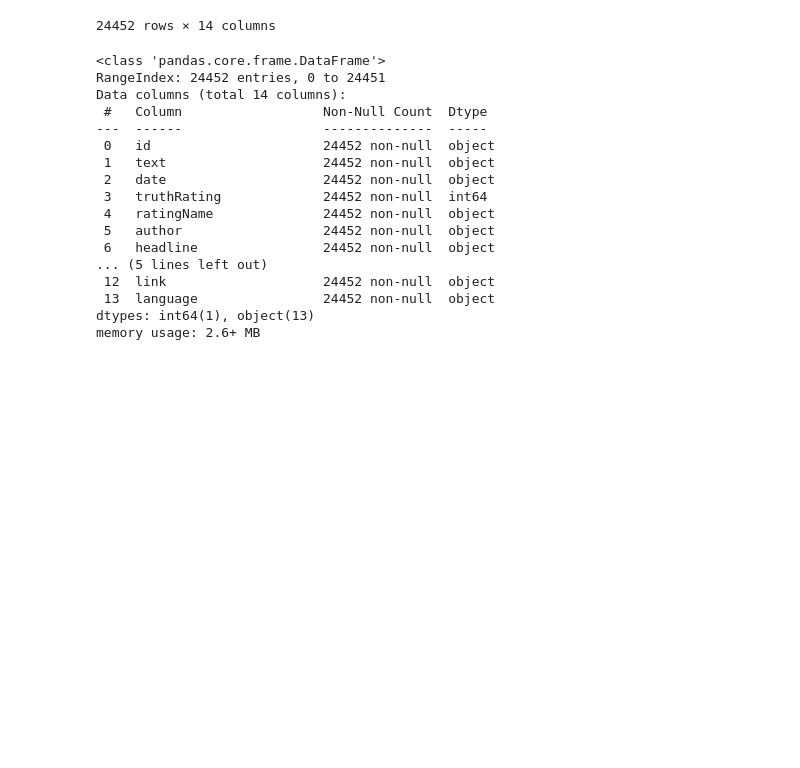
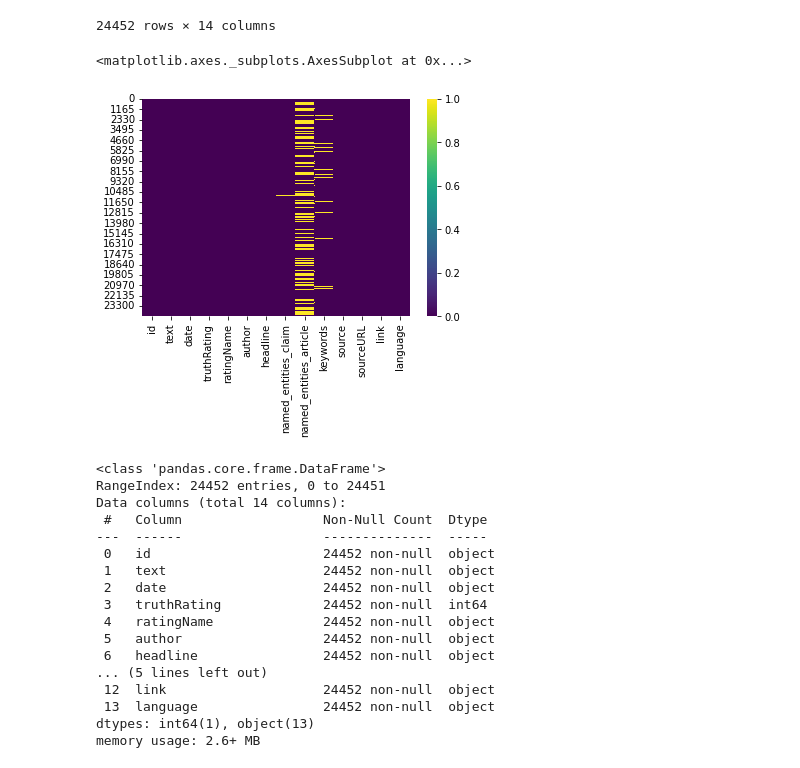
Before and after one commit to EnsiyehRaoufi/Claims-Knowledge-Graph, a Jupyter notebook: ClaimsKG.ipynb, the cells around one changed output. Drawn from its saved outputs; the diff is of its cells as text; code cells hidden in the pictures; blank space fills up the shorter version.

```diff
--- a/ClaimsKG.ipynb
+++ b/ClaimsKG.ipynb
@@ -130,6 +156,12 @@ claimskg
 | 24450 | http://data.gesis.org/claimskg/cl... | 'White men have committed more ma... | 2017-10-02 | 2 | MIXTURE | Newsweek | Are white males responsible for m... | 2015 San Bernardino shooting,Auro... | ... |
 | 24451 | http://data.gesis.org/claimskg/cl... | Under President Obama’s health-ca... | 2013-12-05 | 2 | MIXTURE | Ron Johnson | Under Obamacare, health insurance... | 2008 presidential campaign,Afford... | ... |
 24452 rows × 14 columns
+# %%
+#let’s see what is the proportion of NaN values using seaborn
+sns.heatmap(claimskg.isnull(), cmap='viridis')
+# %% [output]
+<matplotlib.axes._subplots.AxesSubplot at 0x...>
+[figure, added]
 # %%
 #View true claims infographic
 claimskg.info()
```
Also changed, not shown: parts of 76 cells of this notebook.
